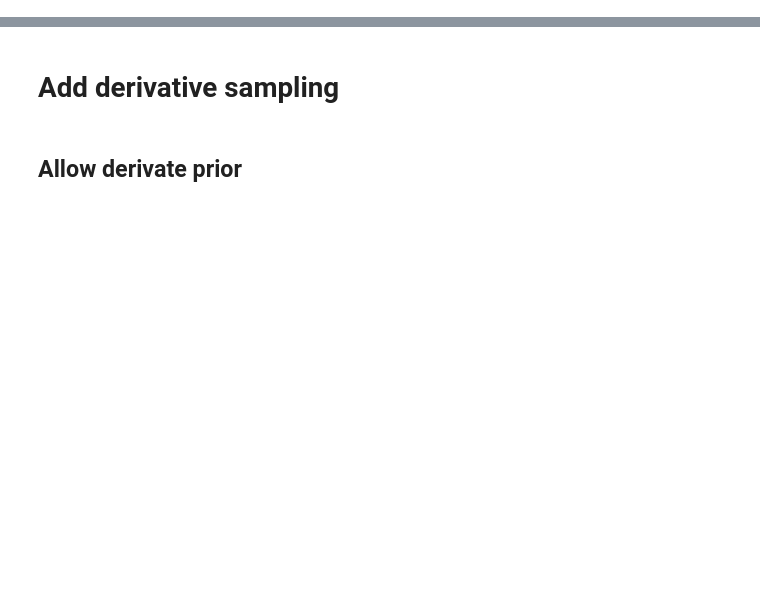
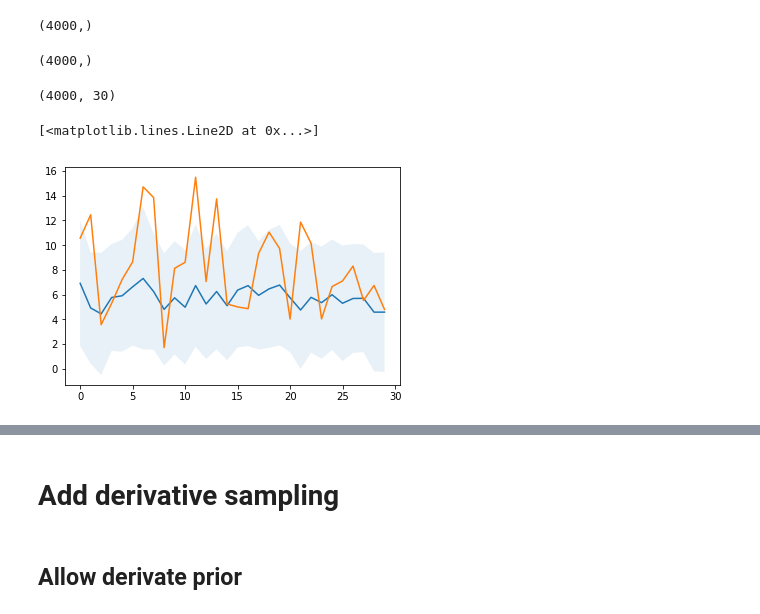
Before and after one commit to ptonner/gp-workshop, a Jupyter notebook: stan.ipynb, the cells around one changed output, grey strips where cells are left out. Drawn from its saved outputs; the diff is of its cells as text; code cells hidden in the pictures; blank space fills up the shorter version.

```diff
--- a/stan.ipynb
+++ b/stan.ipynb
@@ -6,0 +163,3 @@ import pystan, GPy, scipy
+# %%
+samp = samples.extract()
+samp
@@ -6,0 +184,23 @@ import pystan, GPy, scipy
+# %%
+samp['mu'].shape
+# %% [output]
+(4000,)
+# %%
+samp['tau'].shape
+# %% [output]
+(4000,)
+# %%
+samp['theta'].shape
+# %% [output]
+(4000, 30)
+# %%
+plt.plot(samp['theta'].mean(0))
+plt.fill_between(range(g),
+                 samp['theta'].mean(0) - 1.98*samp['theta'].std(0),
+                 samp['theta'].mean(0) + 1.98*samp['theta'].std(0),
+                alpha=.1)
+
+plt.plot(theta)
+# %% [output]
+[<matplotlib.lines.Line2D at 0x...>]
+[figure, added]
```
Also changed, not shown: parts of 23 cells of this notebook, 1 other file.
